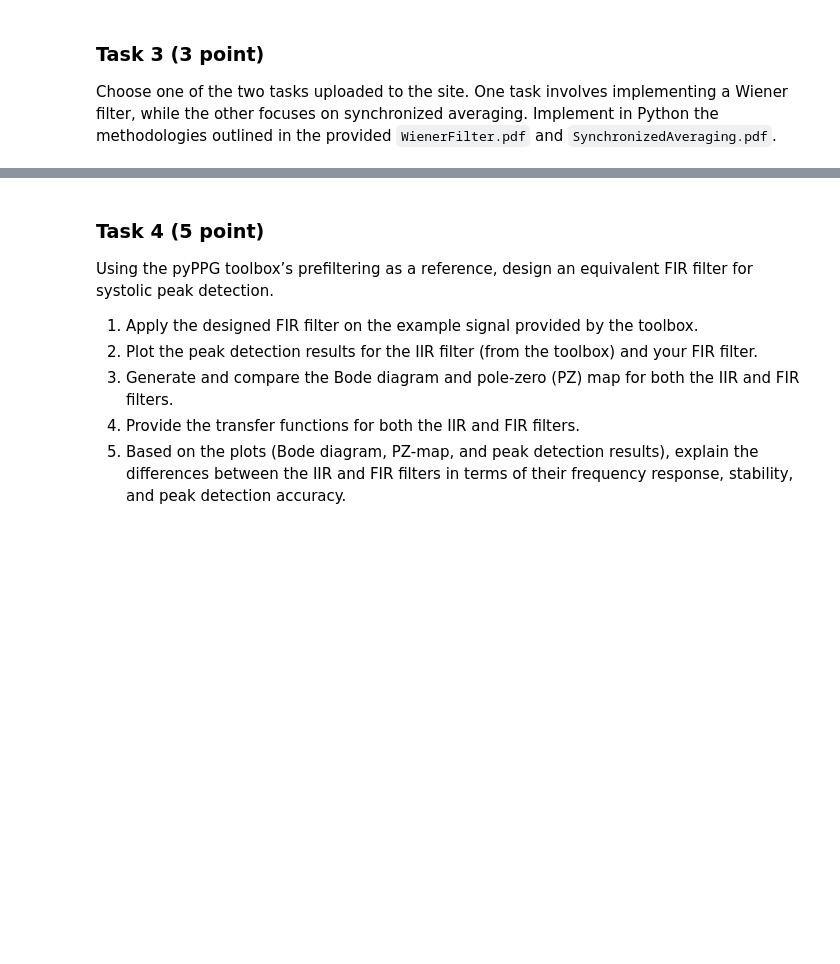
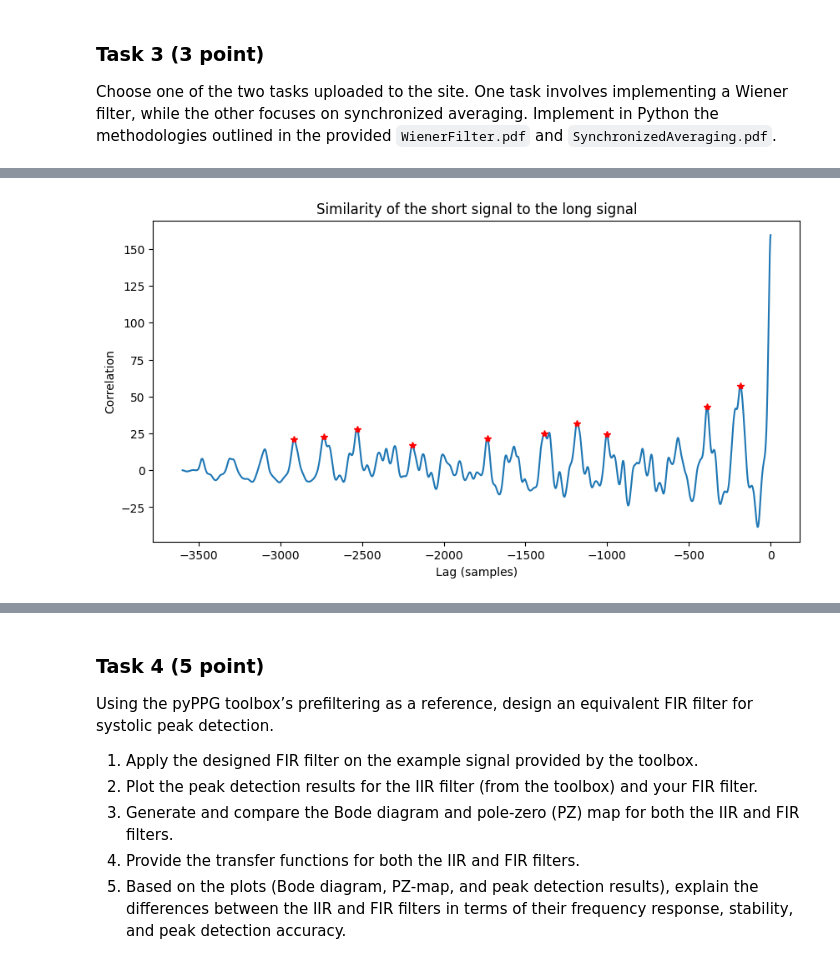
Before and after one commit to BalazsTersztenyak/biomedical-signal-processing, a Jupyter notebook: assignment3/BSP_LAB_25_05.ipynb, the cells around one changed output, grey strips where cells are left out. Cells and saved outputs as stored; diff of their text form; code cells hidden in the pictures; blank space fills up the shorter version.

```diff
--- a/assignment3/BSP_LAB_25_05.ipynb
+++ b/assignment3/BSP_LAB_25_05.ipynb
@@ -92,0 +262,37 @@ Choose one of the two tasks uploaded to the site. One task involves implementing
+# %%
+from scipy.signal import correlate, find_peaks
+
+# --- Cross-correlation between short and long signals ---
+ECG_corr = correlate(ECG, ECG_short, mode='full')
+lags = np.arange(-len(ECG_short) + 1, len(ECG))
+# print(f"Correlation length: {len(ECG_corr)}, Lags length: {len(lags)}")
+
+# --- Cut off the zero-overlap (positive lags) region ---
+valid_mask = lags <= 0
+ECG_corr = ECG_corr[valid_mask]
+lags = lags[valid_mask]
+# print(f"Correlation length: {len(ECG_corr)}, Lags length: {len(lags)}")
+
+# --- Plot correlation vs lag ---
+plt.figure(figsize=(10, 5))
+plt.plot(lags, ECG_corr)
+plt.xlabel('Lag (samples)')
+plt.ylabel('Correlation')
+plt.title('Similarity of the short signal to the long signal')
+
+# --- Find peaks in correlation (similar segments) ---
+# You can tune these parameters depending on your data
+min_peak_distance = int(0.5 * fs)  # e.g., ignore peaks within 0.5 s
+min_peak_height = 0.1 * np.max(ECG_corr)  # threshold for peak detection
+
+locs, peaks = find_peaks(ECG_corr, distance=min_peak_distance, height=min_peak_height)
+
+peaks = peaks['peak_heights']
+
+# --- Overlay detected peaks ---
+plt.plot(lags[locs], ECG_corr[locs], 'r*')
+plt.show()
+
+# print(f"Found {len(peaks)} similar segments.")
+# %% [output]
+[figure, added]
```
Also changed, not shown: parts of 13 cells of this notebook.
